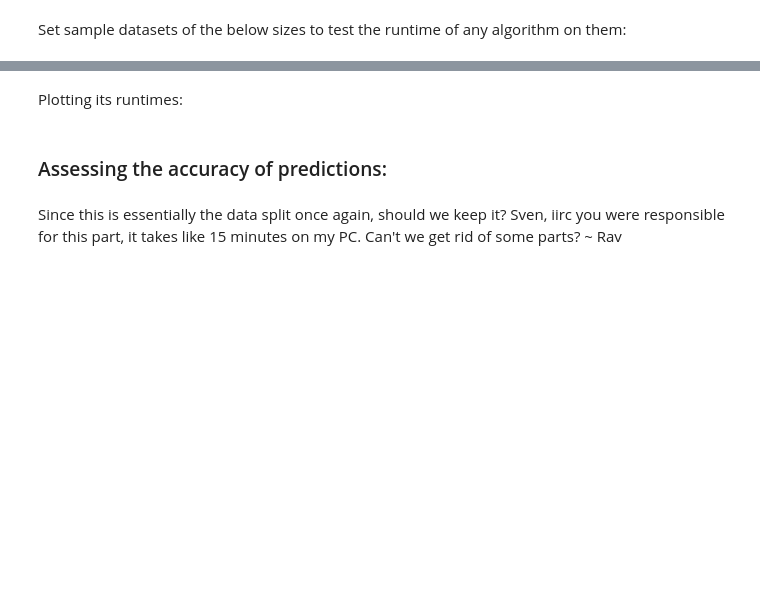
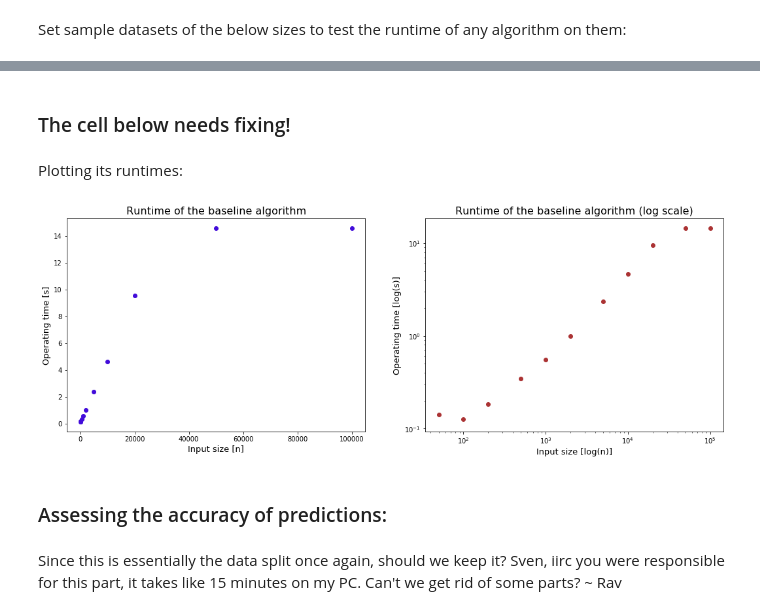
Before and after one commit to erenaydoslu/process-minning, a Jupyter notebook: Miner.ipynb, the cells around one changed output, grey strips where cells are left out. Drawn from its saved outputs; the diff is of its cells as text; code cells hidden in the pictures; blank space fills up the shorter version.

Commit message:
Add files via upload
Fixed data sampling, runtime calculation, baseline preprocessing, plotting

```diff
--- a/Miner.ipynb
+++ b/Miner.ipynb
@@ -430,0 +438,2 @@ iterating_expected_actions(baseline_df, 'A_SUBMITTED', 15)
+# %%
+df = preprocessing(df)
@@ -447,0 +492,6 @@ baseline_runtimes
+# %%
+#Always order the limits descending!
+#Also, using 100k on the sample df is worthless, it essentially repeats the 50k baseline
+limits = [100000, 50000, 20000, 10000, 5000, 2000, 1000, 500, 200, 100, 50] #length=10
+
+baseline_runtimes = runtime_calculation(df, is_baseline=True, lengths=limits)
@@ -448,2 +512,8 @@ baseline_runtimes
+# %% [markdown]
+### The cell below needs fixing!
+# %%
+limits = [1000, 500, 200, 100, 50]
+
+runtimes_cluster_tree = runtime_calculation(df, lengths=limits, is_baseline=False)
 # %% [markdown]
 Plotting its runtimes:
@@ -480,3 +520,29 @@ baseline_f
+# %%
+def plot_results(limits : list, runtimes : list, is_baseline : bool) -> None:
+    '''Just plots the runtimes'''
+
+    f, (ax1, ax2) = plt.subplots(1, 2, figsize=(18,6))
+
+    ax1.scatter(x=limits, y=runtimes, color='#420CDA')
+    ax1.set_xlabel('Input size [n]', fontsize=13)
+    ax1.set_ylabel('Operating time [s]', fontsize=13)
+
+    ax2.scatter(x=limits, y=runtimes, color='#AB3334')
+    ax2.set_xlabel('Input size [log(n)]', fontsize=13)
+    ax2.set_ylabel('Operating time [log(s)]', fontsize=13)
+    ax2.set_xscale("log")
+    ax2.set_yscale("log")
+
+    if(is_baseline):
+        ax1.set_title('Runtime of the baseline algorithm', fontsize=16)
+        ax2.set_title("Runtime of the baseline algorithm (log scale)", fontsize=16)
+    else:
+        ax1.set_title("Runtime of the cluster-tree algorithm", fontsize=16)
+        ax2.set_title("Runtime of the cluster-tree algorithm (log scale)", fontsize=16)
+# %%
+plot_results(limits=limits, runtimes=baseline_runtimes, is_baseline=True)
+# %% [output]
+[figure, added]
 # %% [markdown]
 ### Assessing the accuracy of predictions:
 # %% [markdown]
```
Also changed, not shown: parts of 23 cells of this notebook.
